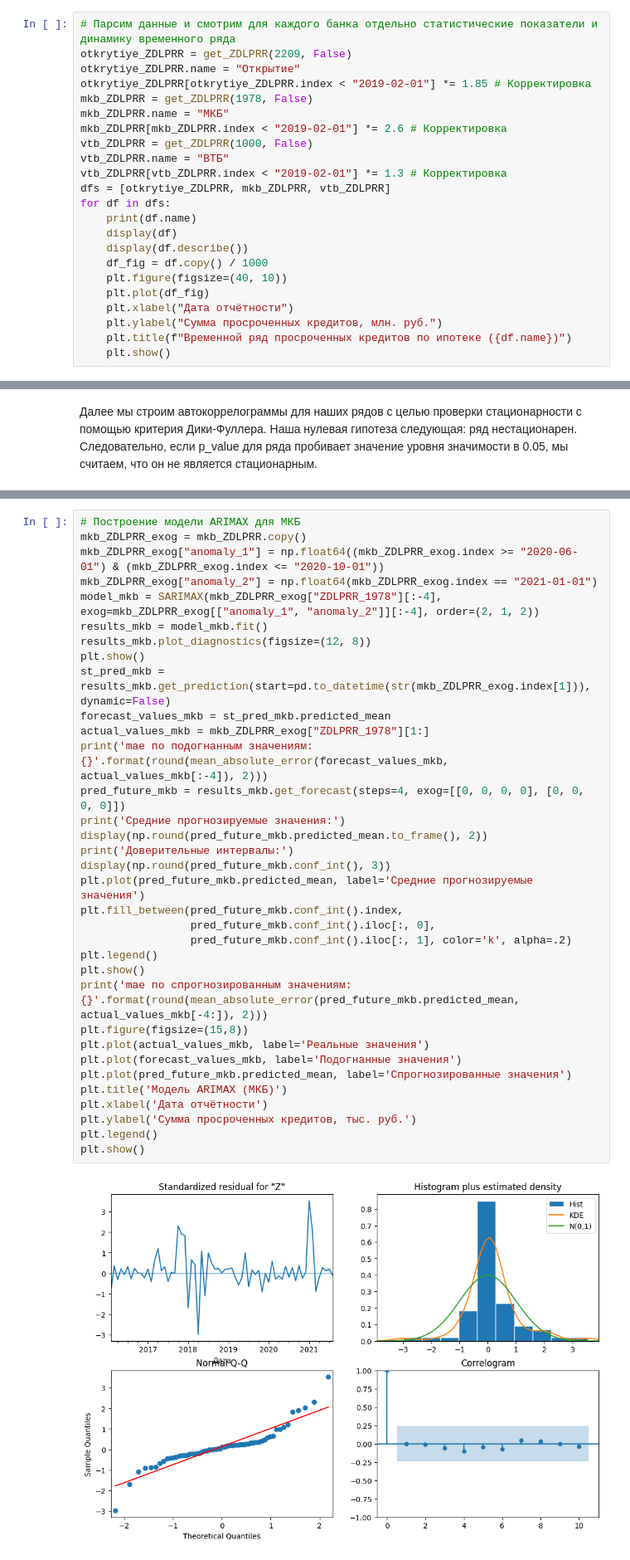
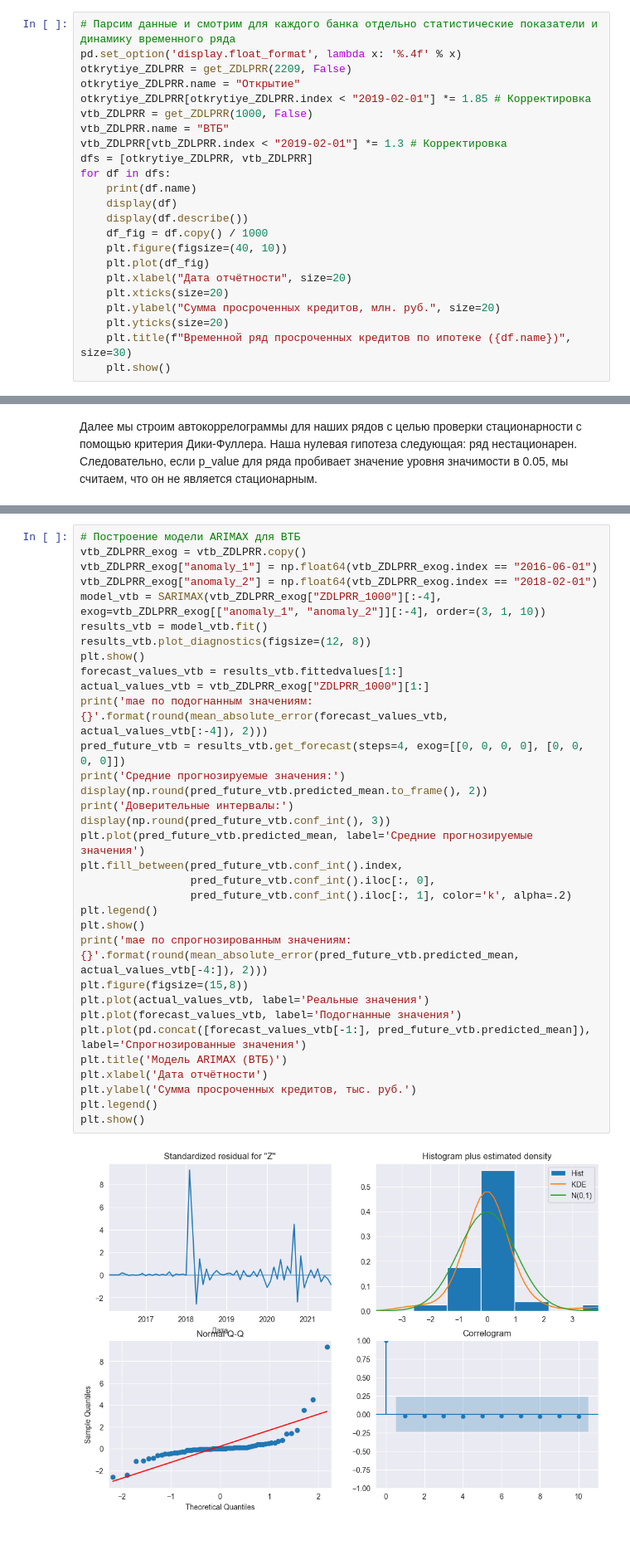
Before and after one commit to JarlPenguin/anomaly_analysis_2025, a Jupyter notebook: analysis.ipynb, the cells around one changed output, grey strips where cells are left out. Shown at 83% size. Cells and saved outputs as stored; diff of their text form.

```diff
--- a/analysis.ipynb
+++ b/analysis.ipynb
@@ -53,16 +51,14 @@ def get_ZDLPRR(regn: int, remote=True) -> pd.DataFrame:
     return df
 # %%
 # Парсим данные и смотрим для каждого банка отдельно статистические показатели и динамику временного ряда
+pd.set_option('display.float_format', lambda x: '%.4f' % x)
 otkrytiye_ZDLPRR = get_ZDLPRR(2209, False)
 otkrytiye_ZDLPRR.name = "Открытие"
 otkrytiye_ZDLPRR[otkrytiye_ZDLPRR.index < "2019-02-01"] *= 1.85 # Корректировка
-mkb_ZDLPRR = get_ZDLPRR(1978, False)
-mkb_ZDLPRR.name = "МКБ"
-mkb_ZDLPRR[mkb_ZDLPRR.index < "2019-02-01"] *= 2.6 # Корректировка
 vtb_ZDLPRR = get_ZDLPRR(1000, False)
 vtb_ZDLPRR.name = "ВТБ"
 vtb_ZDLPRR[vtb_ZDLPRR.index < "2019-02-01"] *= 1.3 # Корректировка
-dfs = [otkrytiye_ZDLPRR, mkb_ZDLPRR, vtb_ZDLPRR]
+dfs = [otkrytiye_ZDLPRR, vtb_ZDLPRR]
 for df in dfs:
     print(df.name)
     display(df)
@@ -70,9 +66,11 @@ for df in dfs:
     df_fig = df.copy() / 1000
     plt.figure(figsize=(40, 10))
     plt.plot(df_fig)
-    plt.xlabel("Дата отчётности")
-    plt.ylabel("Сумма просроченных кредитов, млн. руб.")
-    plt.title(f"Временной ряд просроченных кредитов по ипотеке ({df.name})")
+    plt.xlabel("Дата отчётности", size=20)
+    plt.xticks(size=20)
+    plt.ylabel("Сумма просроченных кредитов, млн. руб.", size=20)
+    plt.yticks(size=20)
+    plt.title(f"Временной ряд просроченных кредитов по ипотеке ({df.name})", size=30)
     plt.show()
 # %% [output]
 Открытие
@@ -414,36 +495,35 @@ mae по спрогнозированным значениям: 55308.7
 # %%
-# Построение модели ARIMAX для МКБ
-mkb_ZDLPRR_exog = mkb_ZDLPRR.copy()
-mkb_ZDLPRR_exog["anomaly_1"] = np.float64((mkb_ZDLPRR_exog.index >= "2020-06-01") & (mkb_ZDLPRR_exog.index <= "2020-10-01"))
-mkb_ZDLPRR_exog["anomaly_2"] = np.float64(mkb_ZDLPRR_exog.index == "2021-01-01")
-model_mkb = SARIMAX(mkb_ZDLPRR_exog["ZDLPRR_1978"][:-4], exog=mkb_ZDLPRR_exog[["anomaly_1", "anomaly_2"]][:-4], order=(2, 1, 2))
-results_mkb = model_mkb.fit()
-results_mkb.plot_diagnostics(figsize=(12, 8))
+# Построение модели ARIMAX для ВТБ
+vtb_ZDLPRR_exog = vtb_ZDLPRR.copy()
+vtb_ZDLPRR_exog["anomaly_1"] = np.float64(vtb_ZDLPRR_exog.index == "2016-06-01")
+vtb_ZDLPRR_exog["anomaly_2"] = np.float64(vtb_ZDLPRR_exog.index == "2018-02-01")
+model_vtb = SARIMAX(vtb_ZDLPRR_exog["ZDLPRR_1000"][:-4], exog=vtb_ZDLPRR_exog[["anomaly_1", "anomaly_2"]][:-4], order=(3, 1, 10))
+results_vtb = model_vtb.fit()
+results_vtb.plot_diagnostics(figsize=(12, 8))
 plt.show()
-st_pred_mkb = results_mkb.get_prediction(start=pd.to_datetime(str(mkb_ZDLPRR_exog.index[1])), dynamic=False)
-forecast_values_mkb = st_pred_mkb.predicted_mean
-actual_values_mkb = mkb_ZDLPRR_exog["ZDLPRR_1978"][1:]
-print('mae по подогнанным значениям: {}'.format(round(mean_absolute_error(forecast_values_mkb, actual_values_mkb[:-4]), 2)))
-pred_future_mkb = results_mkb.get_forecast(steps=4, exog=[[0, 0, 0, 0], [0, 0, 0, 0]])
+forecast_values_vtb = results_vtb.fittedvalues[1:]
+actual_values_vtb = vtb_ZDLPRR_exog["ZDLPRR_1000"][1:]
+print('mae по подогнанным значениям: {}'.format(round(mean_absolute_error(forecast_values_vtb, actual_values_vtb[:-4]), 2)))
+pred_future_vtb = results_vtb.get_forecast(steps=4, exog=[[0, 0, 0, 0], [0, 0, 0, 0]])
 print('Средние прогнозируемые значения:')
-display(np.round(pred_future_mkb.predicted_mean.to_frame(), 2))
+display(np.round(pred_future_vtb.predicted_mean.to_frame(), 2))
 print('Доверительные интервалы:')
-display(np.round(pred_future_mkb.conf_int(), 3))
-plt.plot(pred_future_mkb.predicted_mean, label='Средние прогнозируемые значения')
-plt.fill_between(pred_future_mkb.conf_int().index,
-                 pred_future_mkb.conf_int().iloc[:, 0],
-                 pred_future_mkb.conf_int().iloc[:, 1], color='k', alpha=.2)
+display(np.round(pred_future_vtb.conf_int(), 3))
+plt.plot(pred_future_vtb.predicted_mean, label='Средние прогнозируемые значения')
+plt.fill_between(pred_future_vtb.conf_int().index,
+                 pred_future_vtb.conf_int().iloc[:, 0],
+                 pred_future_vtb.conf_int().iloc[:, 1], color='k', alpha=.2)
 plt.legend()
 plt.show()
-print('mae по спрогнозированным значениям: {}'.format(round(mean_absolute_error(pred_future_mkb.predicted_mean, actual_values_mkb[-4:]), 2)))
+print('mae по спрогнозированным значениям: {}'.format(round(mean_absolute_error(pred_future_vtb.predicted_mean, actual_values_vtb[-4:]), 2)))
 plt.figure(figsize=(15,8))
-plt.plot(actual_values_mkb, label='Реальные значения')
-plt.plot(forecast_values_mkb, label='Подогнанные значения')
-plt.plot(pred_future_mkb.predicted_mean, label='Спрогнозированные значения')
-plt.title('Модель ARIMAX (МКБ)')
+plt.plot(actual_values_vtb, label='Реальные значения')
+plt.plot(forecast_values_vtb, label='Подогнанные значения')
+plt.plot(pd.concat([forecast_values_vtb[-1:], pred_future_vtb.predicted_mean]), label='Спрогнозированные значения')
+plt.title('Модель ARIMAX (ВТБ)')
 plt.xlabel('Дата отчётности')
 plt.ylabel('Сумма просроченных кредитов, тыс. руб.')
 plt.legend()
 plt.show()
 # %% [output]
-[figure, old version]
+[figure, new version]
```
Also changed, not shown: parts of 21 cells of this notebook.
